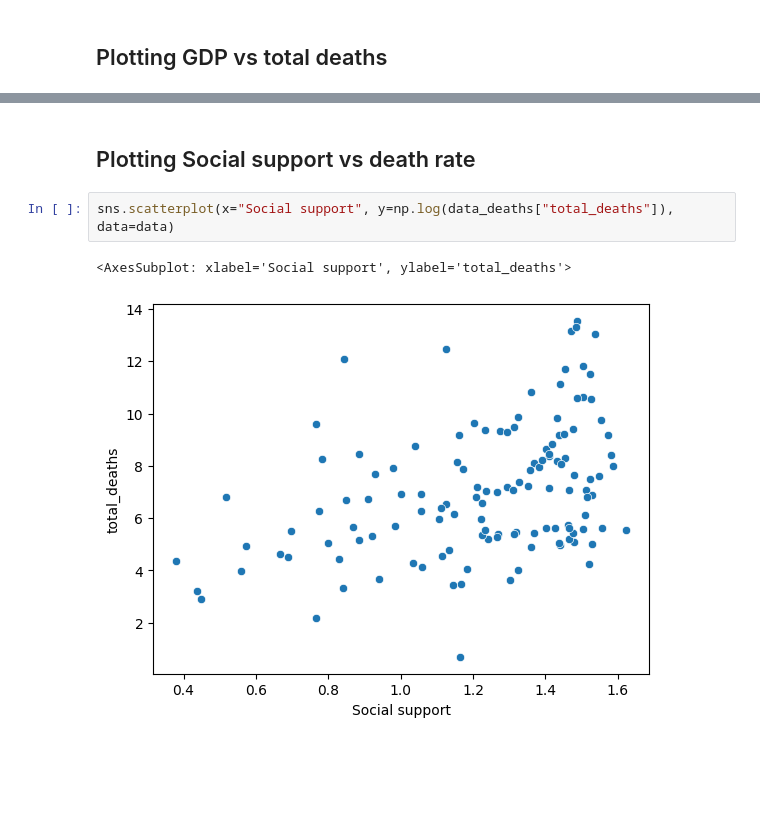
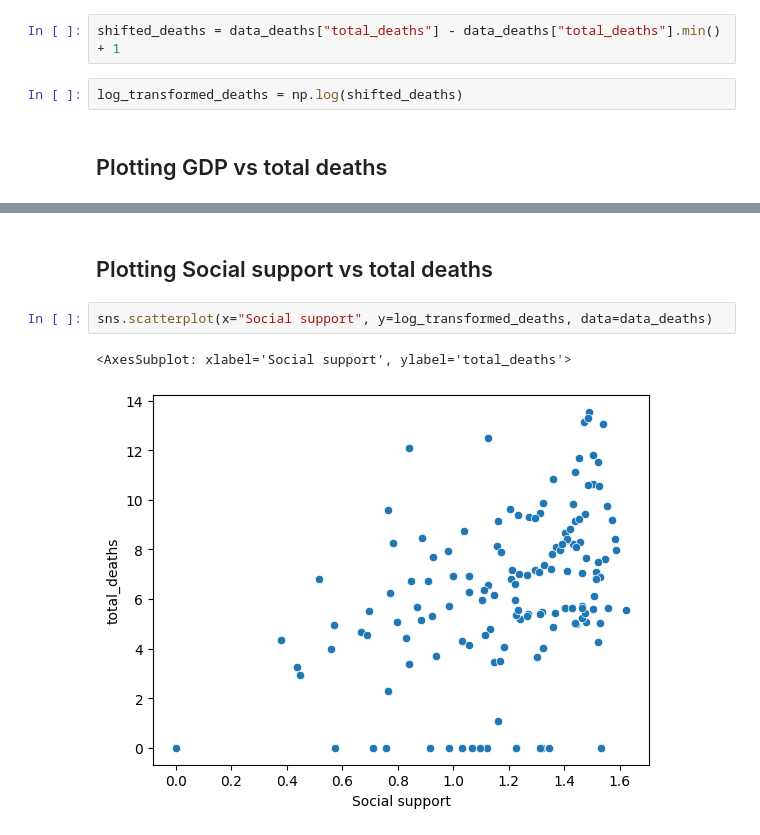
Before and after one commit to ChristopherIanPeck/covid-19-analysis, a Jupyter notebook: covid-19-data-analysis-using-python.ipynb, the cells around one changed output, grey strips where cells are left out. Saved outputs shown, nothing was run; the diff lists cells and outputs as text; blank space fills up the shorter version.

```diff
--- a/covid-19-data-analysis-using-python.ipynb
+++ b/covid-19-data-analysis-using-python.ipynb
@@ -481,2 +483,6 @@ data_deaths.head()
+# %%
+shifted_deaths = data_deaths["total_deaths"] - data_deaths["total_deaths"].min() + 1
+# %%
+log_transformed_deaths = np.log(shifted_deaths)
 # %% [markdown]
 ## Plotting GDP vs total deaths
@@ -492,7 +499,7 @@ sns.scatterplot(x="GDP per capita", y=np.log(data_deaths["total_deaths"]), data=
 # %% [markdown]
-## Plotting Social support vs death rate
+## Plotting Social support vs total deaths
 # %%
-sns.scatterplot(x="Social support", y=np.log(data_deaths["total_deaths"]), data=data)
+sns.scatterplot(x="Social support", y=log_transformed_deaths, data=data_deaths)
 # %% [output]
 <AxesSubplot: xlabel='Social support', ylabel='total_deaths'>
-[figure, old version]
+[figure, new version]
```
Also changed, not shown: parts of 12 cells of this notebook.
